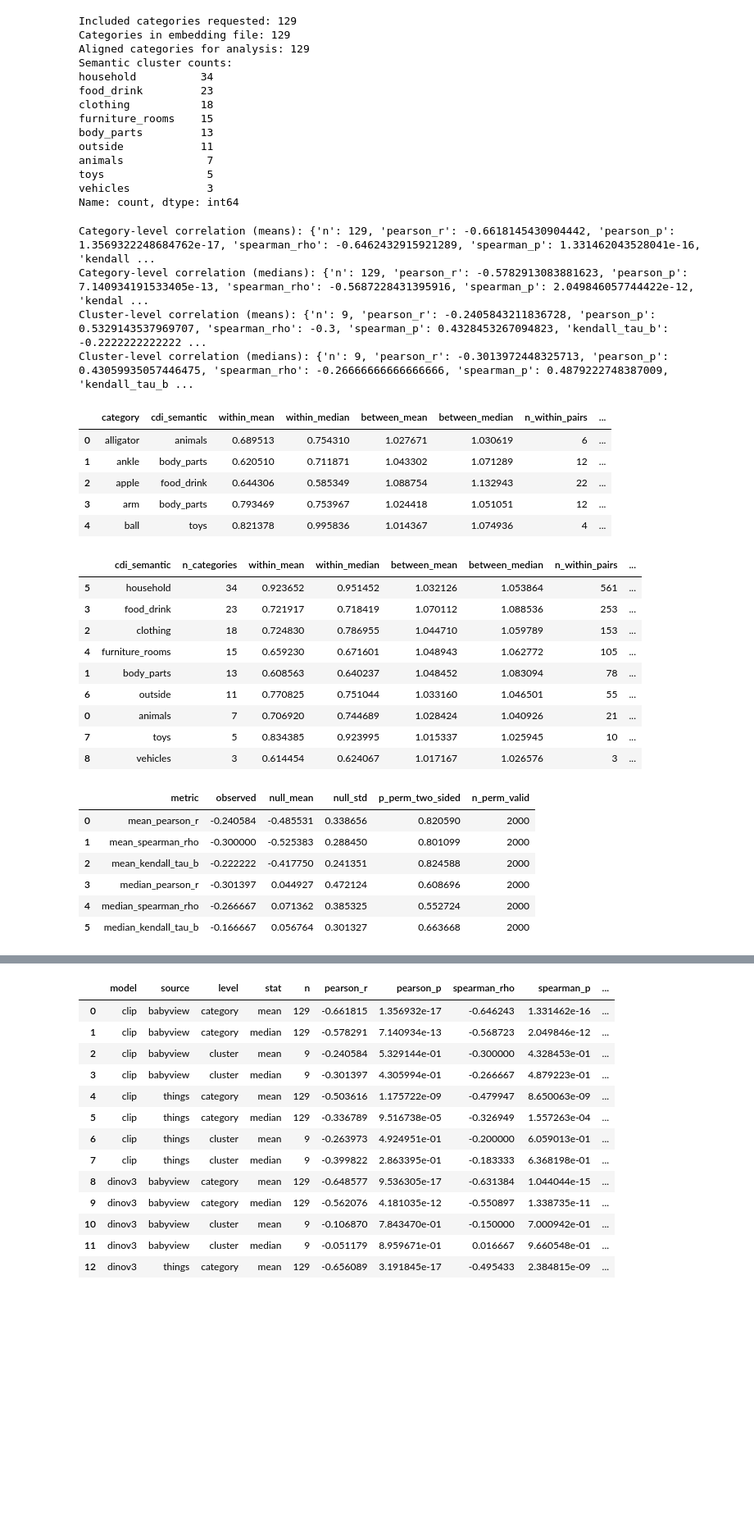
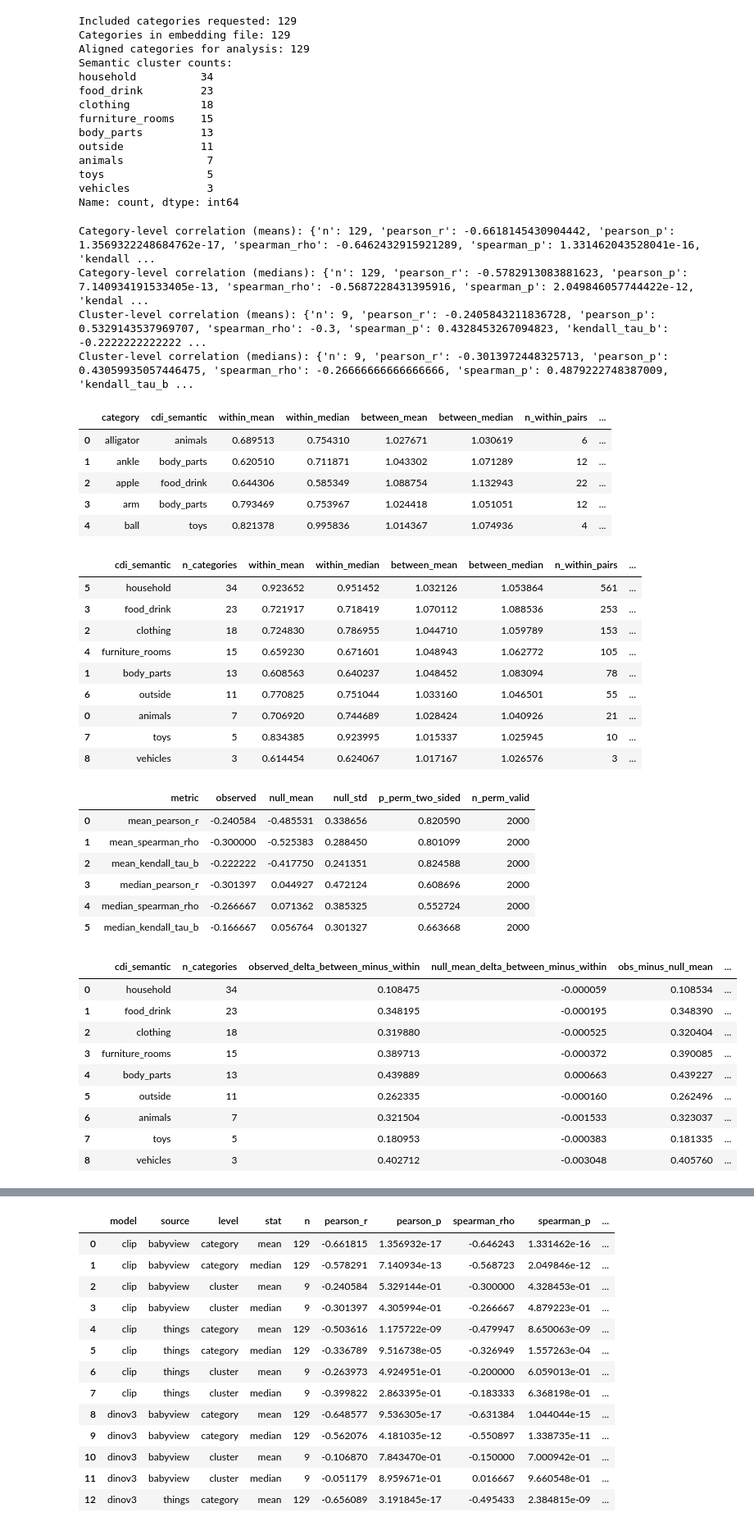
Before and after one commit to babyview-project/object-detection, a Jupyter notebook: analysis/preprint-2026/05_within_between_cdi_cluster_correlation.ipynb, the cells around one changed output, grey strips where cells are left out. Shown at 82% size. Drawn from its saved outputs; the diff is of its cells as text; code cells hidden in the pictures; blank space fills up the shorter version.

```diff
--- a/analysis/preprint-2026/05_within_between_cdi_cluster_correlation.ipynb
+++ b/analysis/preprint-2026/05_within_between_cdi_cluster_correlation.ipynb
@@ -457,9 +485,86 @@ def permutation_cluster_corr_baseline(
     return baseline_df, null_store
 
 
+def permutation_cluster_delta_by_cdi(
+    categories: list[str],
+    semantics: list[str],
+    rdm: np.ndarray,
+    domain_order: list[str],
+    *,
+    n_perm: int = 2000,
+    seed: int = 7,
+) -> tuple[pd.DataFrame, np.ndarray]:
+    """Per-CDI-cluster Δ = between_mean − within_mean under random label permutation.
+
+    For each draw, labels are shuffled as in ``permutation_cluster_corr_baseline``; for each
+    CDI bin name in ``domain_order`` we read that bin's Δ from the permuted grouping. The
+    null mean is the average of those Δ values across permutations (exchangeable-label null).
+    """
+    rng = np.random.default_rng(seed)
+    sem = np.asarray(semantics)
+    n_dom = len(domain_order)
+    dom_ix = {d: j for j, d in enumerate(domain_order)}
+
+    obs_tbl = cluster_within_between(categories, semantics, rdm).set_index('cdi_semantic')
+    obs_delta = obs_tbl['between_mean'] - obs_tbl['within_mean']
+
+    null_mat = np.full((n_perm, n_dom), np.nan, dtype=float)
+    for i in range(n_perm):
+        perm_sem = rng.permutation(sem).tolist()
+        perm_tbl = cluster_within_between(categories, perm_sem, rdm).set_index('cdi_semantic')
+        for d in domain_order:
+            if d not in perm_tbl.index:
+                continue
+            w = float(perm_tbl.loc[d, 'within_mean'])
+            b = float(perm_tbl.loc[d, 'between_mean'])
+            if np.isfinite(w) and np.isfinite(b):
+                null_mat[i, dom_ix[d]] = b - w
+
+    def _perm_p_two_sided(obs: float, col: np.ndarray) -> float:
+        valid = col[np.isfinite(col)]
+        if valid.size == 0 or not np.isfinite(obs):
+            return np.nan
+        return float((np.sum(np.abs(valid) >= abs(obs)) + 1.0) / (valid.size + 1.0))
+
+    rows = []
+    for j, d in enumerate(domain_order):
+        obs = float(obs_delta.loc[d]) if d in obs_delta.index and np.isfinite(obs_delta.loc[d]) else np.nan
+        col = null_mat[:, j]
+        valid = col[np.isfinite(col)]
+        nm = float(np.nanmean(col)) if valid.size else np.nan
+        ns = float(np.nanstd(col, ddof=1)) if valid.size > 1 else np.nan
+        z = (obs - nm) / ns if (np.isfinite(obs) and np.isfinite(ns) and ns > 0) else np.nan
+        rows.append(
+            {
+                'cdi_semantic': d,
+                'n_categories': int(obs_tbl.loc[d, 'n_categories']) if d in obs_tbl.index else np.nan,
+                'observed_delta_between_minus_within': obs,
+                'null_mean_delta_between_minus_within': nm,
+                'obs_minus_null_mean': obs - nm if np.isfinite(obs) and np.isfinite(nm) else np.nan,
+                'null_std_delta_between_minus_within': ns,
+                'z_obs_minus_null_mean': z,
+                'p_perm_two_sided': _perm_p_two_sided(obs, col),
+                'n_perm': int(n_perm),
+                'n_perm_valid': int(valid.size),
+            }
+        )
+
+    return pd.DataFrame(rows), null_mat
+
+
 cluster_shuffle_baseline_df, cluster_shuffle_nulls = permutation_cluster_corr_baseline(
     bv_rdm,
     semantics,
+)
+
+cluster_domain_order = cluster_df.sort_values('n_categories', ascending=False)['cdi_semantic'].astype(str).tolist()
+cluster_delta_shuffle_summary_df, cluster_delta_shuffle_null_mat = permutation_cluster_delta_by_cdi(
+    categories,
+    semantics,
+    bv_rdm,
+    cluster_domain_order,
+    n_perm=2000,
+    seed=7,
 )
 
 obs_cluster_avg_within_mean = float(np.nanmean(cluster_df['within_mean'].to_numpy()))
@@ -473,34 +578,45 @@ print('Cluster-level correlation (medians):', cluster_corr_median)
 display(category_df.head())
 display(cluster_df.sort_values('n_categories', ascending=False))
 display(cluster_shuffle_baseline_df)
+display(cluster_delta_shuffle_summary_df)
 # %% [output]
 Category-level correlation (means): {'n': 129, 'pearson_r': -0.6618145430904442, 'pearson_p': 1.3569322248684762e-17, 'spearman_rho': -0.6462432915921289, 'spearman_p': 1.331462043528041e-16, 'kendall ...
 Category-level correlation (medians): {'n': 129, 'pearson_r': -0.5782913083881623, 'pearson_p': 7.140934191533405e-13, 'spearman_rho': -0.5687228431395916, 'spearman_p': 2.049846057744422e-12, 'kendal ...
 Cluster-level correlation (means): {'n': 9, 'pearson_r': -0.2405843211836728, 'pearson_p': 0.5329143537969707, 'spearman_rho': -0.3, 'spearman_p': 0.4328453267094823, 'kendall_tau_b': -0.2222222222222 ...
 Cluster-level correlation (medians): {'n': 9, 'pearson_r': -0.3013972448325713, 'pearson_p': 0.43059935057446475, 'spearman_rho': -0.26666666666666666, 'spearman_p': 0.4879222748387009, 'kendall_tau_b ...
 |  | category | cdi_semantic | within_mean | within_median | between_mean | between_median | n_within_pairs | ... |
 | 0 | alligator | animals | 0.689513 | 0.754310 | 1.027671 | 1.030619 | 6 | ... |
 | 1 | ankle | body_parts | 0.620510 | 0.711871 | 1.043302 | 1.071289 | 12 | ... |
 | 2 | apple | food_drink | 0.644306 | 0.585349 | 1.088754 | 1.132943 | 22 | ... |
 | 3 | arm | body_parts | 0.793469 | 0.753967 | 1.024418 | 1.051051 | 12 | ... |
 | 4 | ball | toys | 0.821378 | 0.995836 | 1.014367 | 1.074936 | 4 | ... |
 |  | cdi_semantic | n_categories | within_mean | within_median | between_mean | between_median | n_within_pairs | ... |
 | 5 | household | 34 | 0.923652 | 0.951452 | 1.032126 | 1.053864 | 561 | ... |
 | 3 | food_drink | 23 | 0.721917 | 0.718419 | 1.070112 | 1.088536 | 253 | ... |
 | 2 | clothing | 18 | 0.724830 | 0.786955 | 1.044710 | 1.059789 | 153 | ... |
 | 4 | furniture_rooms | 15 | 0.659230 | 0.671601 | 1.048943 | 1.062772 | 105 | ... |
 | 1 | body_parts | 13 | 0.608563 | 0.640237 | 1.048452 | 1.083094 | 78 | ... |
 | 6 | outside | 11 | 0.770825 | 0.751044 | 1.033160 | 1.046501 | 55 | ... |
 | 0 | animals | 7 | 0.706920 | 0.744689 | 1.028424 | 1.040926 | 21 | ... |
 | 7 | toys | 5 | 0.834385 | 0.923995 | 1.015337 | 1.025945 | 10 | ... |
 | 8 | vehicles | 3 | 0.614454 | 0.624067 | 1.017167 | 1.026576 | 3 | ... |
 |  | metric | observed | null_mean | null_std | p_perm_two_sided | n_perm_valid |
 | 0 | mean_pearson_r | -0.240584 | -0.485531 | 0.338656 | 0.820590 | 2000 |
 | 1 | mean_spearman_rho | -0.300000 | -0.525383 | 0.288450 | 0.801099 | 2000 |
 | 2 | mean_kendall_tau_b | -0.222222 | -0.417750 | 0.241351 | 0.824588 | 2000 |
 | 3 | median_pearson_r | -0.301397 | 0.044927 | 0.472124 | 0.608696 | 2000 |
 | 4 | median_spearman_rho | -0.266667 | 0.071362 | 0.385325 | 0.552724 | 2000 |
 | 5 | median_kendall_tau_b | -0.166667 | 0.056764 | 0.301327 | 0.663668 | 2000 |
+|  | cdi_semantic | n_categories | observed_delta_between_minus_within | null_mean_delta_between_minus_within | obs_minus_null_mean | ... |
+| 0 | household | 34 | 0.108475 | -0.000059 | 0.108534 | ... |
+| 1 | food_drink | 23 | 0.348195 | -0.000195 | 0.348390 | ... |
+| 2 | clothing | 18 | 0.319880 | -0.000525 | 0.320404 | ... |
+| 3 | furniture_rooms | 15 | 0.389713 | -0.000372 | 0.390085 | ... |
+| 4 | body_parts | 13 | 0.439889 | 0.000663 | 0.439227 | ... |
+| 5 | outside | 11 | 0.262335 | -0.000160 | 0.262496 | ... |
+| 6 | animals | 7 | 0.321504 | -0.001533 | 0.323037 | ... |
+| 7 | toys | 5 | 0.180953 | -0.000383 | 0.181335 | ... |
+| 8 | vehicles | 3 | 0.402712 | -0.003048 | 0.405760 | ... |
 # %%
 # Visualization helpers
 
```
Also changed, not shown: parts of 19 cells of this notebook.
